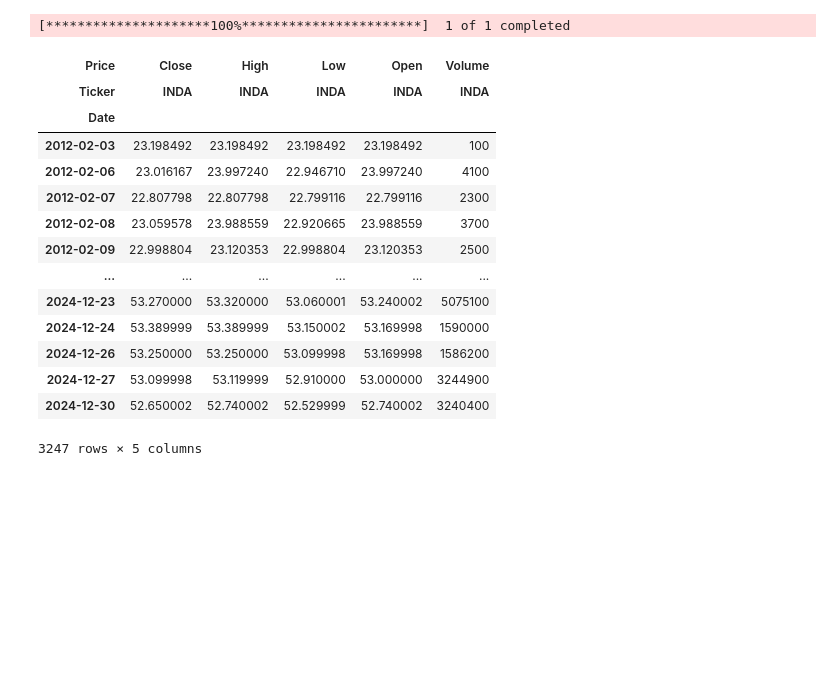
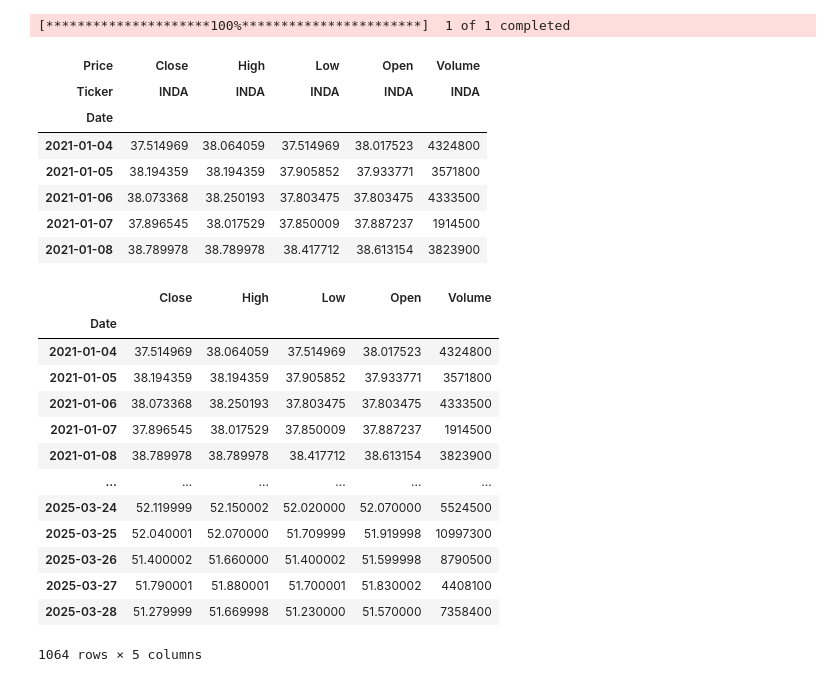
Before and after one commit to mahajanh19/Portfolio, a Jupyter notebook: INDA-CRISP/pytrigger_TI_ML.ipynb, the cells around one changed output. Cells and saved outputs as stored; diff of their text form; code cells hidden in the pictures; blank space fills up the shorter version.

```diff
--- a/INDA-CRISP/pytrigger_TI_ML.ipynb
+++ b/INDA-CRISP/pytrigger_TI_ML.ipynb
@@ -1,24 +1,17 @@
 # %%
 import yfinance as yf
-inda = yf.download("INDA", start="2010-01-01", end="2024-12-31")
+inda = yf.download("INDA", start="2021-01-01", end="2025-3-31")
 # %% [output]
 YF.download() has changed argument auto_adjust default to True
 [*********************100%***********************]  1 of 1 completed
 # %%
-inda
+inda.head()
 # %% [output]
 | Price | Close | High | Low | Open | Volume |
 | Ticker | INDA | INDA | INDA | INDA | INDA |
 | Date |  |  |  |  |  |
-| 2012-02-03 | 23.198492 | 23.198492 | 23.198492 | 23.198492 | 100 |
-| 2012-02-06 | 23.016167 | 23.997240 | 22.946710 | 23.997240 | 4100 |
-| 2012-02-07 | 22.807798 | 22.807798 | 22.799116 | 22.799116 | 2300 |
-| 2012-02-08 | 23.059578 | 23.988559 | 22.920665 | 23.988559 | 3700 |
-| 2012-02-09 | 22.998804 | 23.120353 | 22.998804 | 23.120353 | 2500 |
-| ... | ... | ... | ... | ... | ... |
-| 2024-12-23 | 53.270000 | 53.320000 | 53.060001 | 53.240002 | 5075100 |
-| 2024-12-24 | 53.389999 | 53.389999 | 53.150002 | 53.169998 | 1590000 |
-| 2024-12-26 | 53.250000 | 53.250000 | 53.099998 | 53.169998 | 1586200 |
-| 2024-12-27 | 53.099998 | 53.119999 | 52.910000 | 53.000000 | 3244900 |
-| 2024-12-30 | 52.650002 | 52.740002 | 52.529999 | 52.740002 | 3240400 |
+| 2021-01-04 | 37.514969 | 38.064059 | 37.514969 | 38.017523 | 4324800 |
+| 2021-01-05 | 38.194359 | 38.194359 | 37.905852 | 37.933771 | 3571800 |
+| 2021-01-06 | 38.073368 | 38.250193 | 37.803475 | 37.803475 | 4333500 |
+| 2021-01-07 | 37.896545 | 38.017529 | 37.850009 | 37.887237 | 1914500 |
+| 2021-01-08 | 38.789978 | 38.789978 | 38.417712 | 38.613154 | 3823900 |
-3247 rows × 5 columns
@@ -24,0 +20,17 @@ inda
+# %%
+inda
+# %% [output]
+|  | Close | High | Low | Open | Volume |
+| Date |  |  |  |  |  |
+| 2021-01-04 | 37.514969 | 38.064059 | 37.514969 | 38.017523 | 4324800 |
+| 2021-01-05 | 38.194359 | 38.194359 | 37.905852 | 37.933771 | 3571800 |
+| 2021-01-06 | 38.073368 | 38.250193 | 37.803475 | 37.803475 | 4333500 |
+| 2021-01-07 | 37.896545 | 38.017529 | 37.850009 | 37.887237 | 1914500 |
+| 2021-01-08 | 38.789978 | 38.789978 | 38.417712 | 38.613154 | 3823900 |
+| ... | ... | ... | ... | ... | ... |
+| 2025-03-24 | 52.119999 | 52.150002 | 52.020000 | 52.070000 | 5524500 |
+| 2025-03-25 | 52.040001 | 52.070000 | 51.709999 | 51.919998 | 10997300 |
+| 2025-03-26 | 51.400002 | 51.660000 | 51.400002 | 51.599998 | 8790500 |
+| 2025-03-27 | 51.790001 | 51.880001 | 51.700001 | 51.830002 | 4408100 |
+| 2025-03-28 | 51.279999 | 51.669998 | 51.230000 | 51.570000 | 7358400 |
+1064 rows × 5 columns
```
Also changed, not shown: parts of 7 cells of this notebook, 1 other file.
